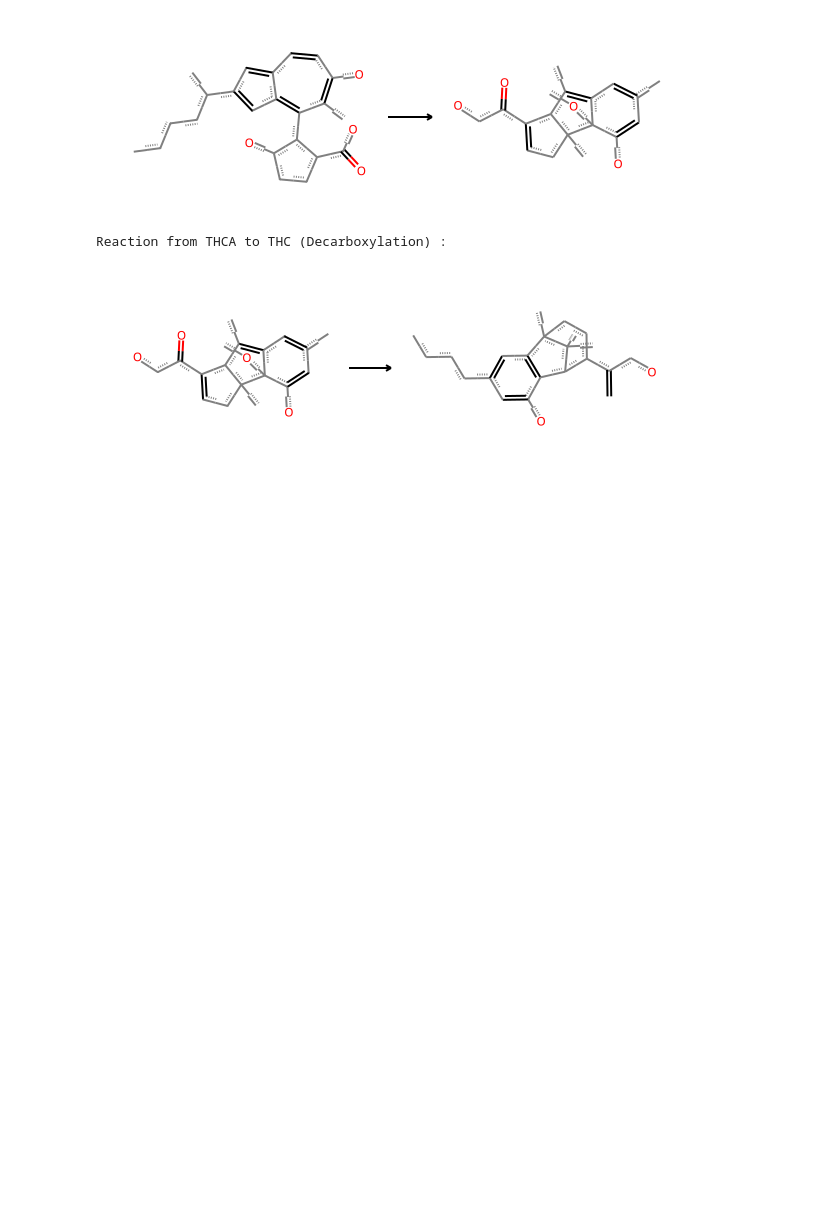
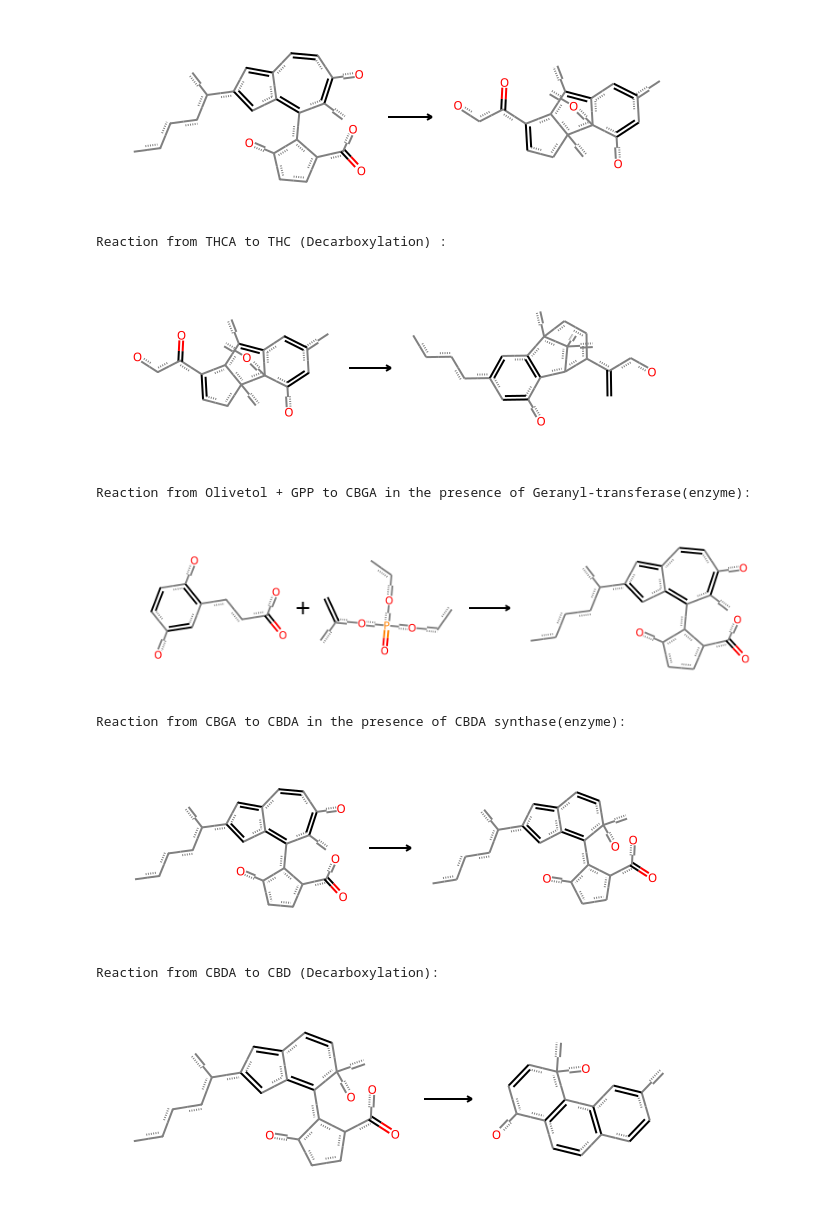
Before and after one commit to i-envy-hades/Hempy, a Jupyter notebook: notebooks/project_report.ipynb, the cells around one changed output. Saved outputs shown, nothing was run; the diff lists cells and outputs as text; code cells hidden in the pictures; blank space fills up the shorter version.

```diff
--- a/notebooks/project_report.ipynb
+++ b/notebooks/project_report.ipynb
@@ -13,0 +48,9 @@ Reaction from THCA to THC (Decarboxylation) :
+# %%
+visualize_CBD_synthesis()
+# %% [output]
+Reaction from Olivetol + GPP to CBGA in the presence of Geranyl-transferase(enzyme):
+[figure, added]
+Reaction from CBGA to CBDA in the presence of CBDA synthase(enzyme):
+[figure, added]
+Reaction from CBDA to CBD (Decarboxylation):
+[figure, added]
```
Also changed, not shown: parts of 14 cells of this notebook, 2 other files.
